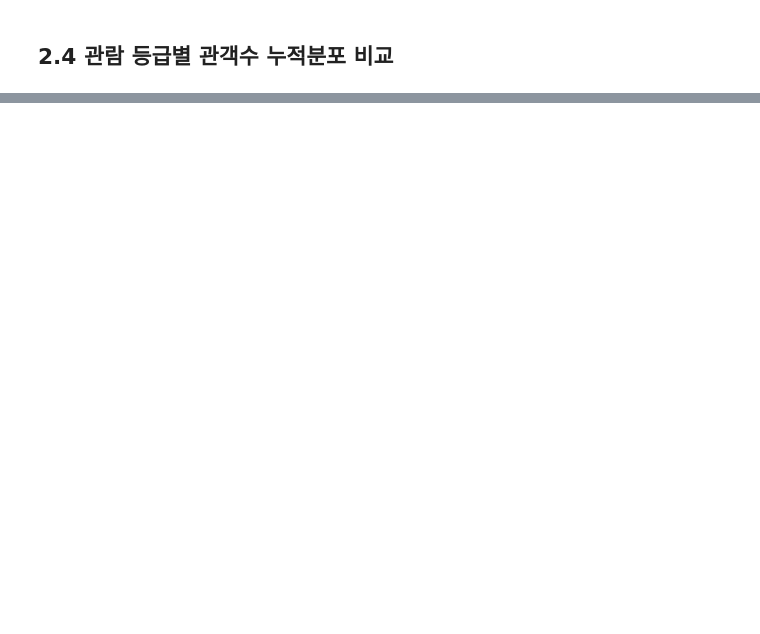
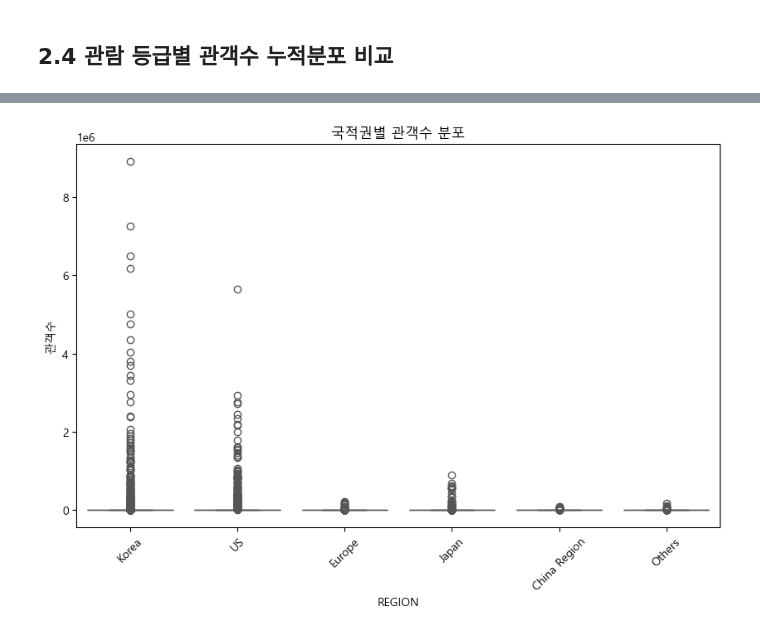
Before and after one commit to yoonha315/mini_project_eda, a Jupyter notebook: 01_data_preprocessing.ipynb, the cells around one changed output, grey strips where cells are left out. Saved outputs shown, nothing was run; the diff lists cells and outputs as text; code cells hidden in the pictures; blank space fills up the shorter version.

```diff
--- a/01_data_preprocessing.ipynb
+++ b/01_data_preprocessing.ipynb
@@ -1158,0 +1362,19 @@ plt.show()
+# %%
+plt.figure(figsize=(10,6))
+
+sns.boxplot(
+    data=movie_df,
+    x='REGION',
+    y='VIEWNG_NMPR_CO',
+    hue='REGION',      # seaborn 0.14 권장: palette 사용 시 hue 명시
+    dodge=False,       # 박스 겹치지 않게
+    legend=False,      # 범례 숨김
+    palette=palette
+)
+
+plt.title('국적권별 관객수 분포')
+plt.ylabel('관객수')
+plt.xticks(rotation=45)
+plt.show()
+# %% [output]
+[figure, added]
```
Also changed, not shown: parts of 26 cells of this notebook.
